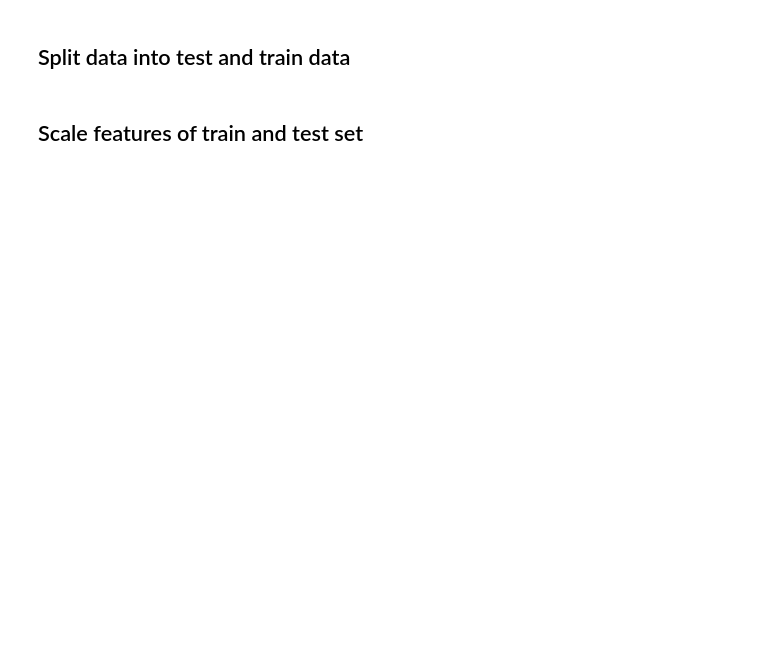
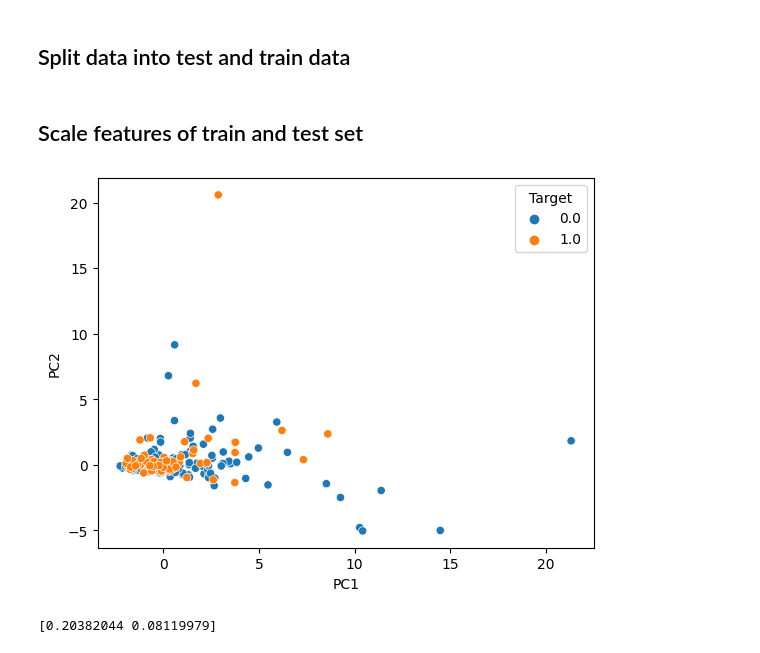
Before and after one commit to peterij/TM10007_Diagnosing_heart_disease, a Jupyter notebook: assignment.ipynb, the cells around one changed output. Saved outputs shown, nothing was run; the diff lists cells and outputs as text; code cells hidden in the pictures; blank space fills up the shorter version.

```diff
--- a/assignment.ipynb
+++ b/assignment.ipynb
@@ -147,23 +153,29 @@ validation_set = pd.concat([v_val_normal,v_val_abnormal])
 # %%
 from sklearn.decomposition import PCA
 from sklearn.preprocessing import StandardScaler
 from mpl_toolkits.mplot3d import Axes3D
 import matplotlib.pyplot as plt
 import seaborn as sns
 
 x = train_set_scaled.iloc[:, :-1].values
 y = train_set_scaled.iloc[:, -1].values
 
 pca = PCA(n_components=2)
 X_pca = pca.fit_transform(x)
+X_val = validation_set.iloc[:,:-1].values
+y_val = validation_set.iloc[:,-1].values
+X_val_pca = pca.transform(X_val)
 
 df_pca = pd.DataFrame(data=X_pca, columns=['PC1', 'PC2'])
 df_pca['Target'] = y
 
 sns.scatterplot(x='PC1', y='PC2', hue='Target', data=df_pca)
 plt.show()
 
 print(pca.explained_variance_ratio_)
+# %% [output]
+[figure, added]
+[0.20382044 0.08119979]
 # %%
 from sklearn.tree import DecisionTreeClassifier
 from sklearn.neighbors import KNeighborsClassifier
```
Also changed, not shown: parts of 7 cells of this notebook.
